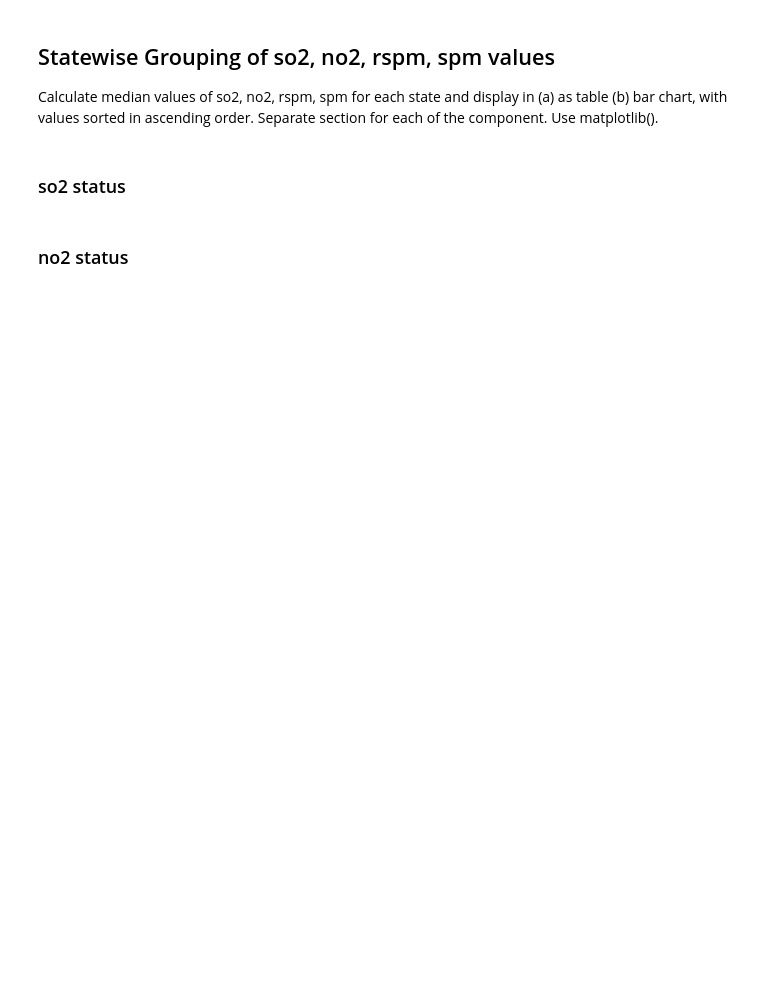
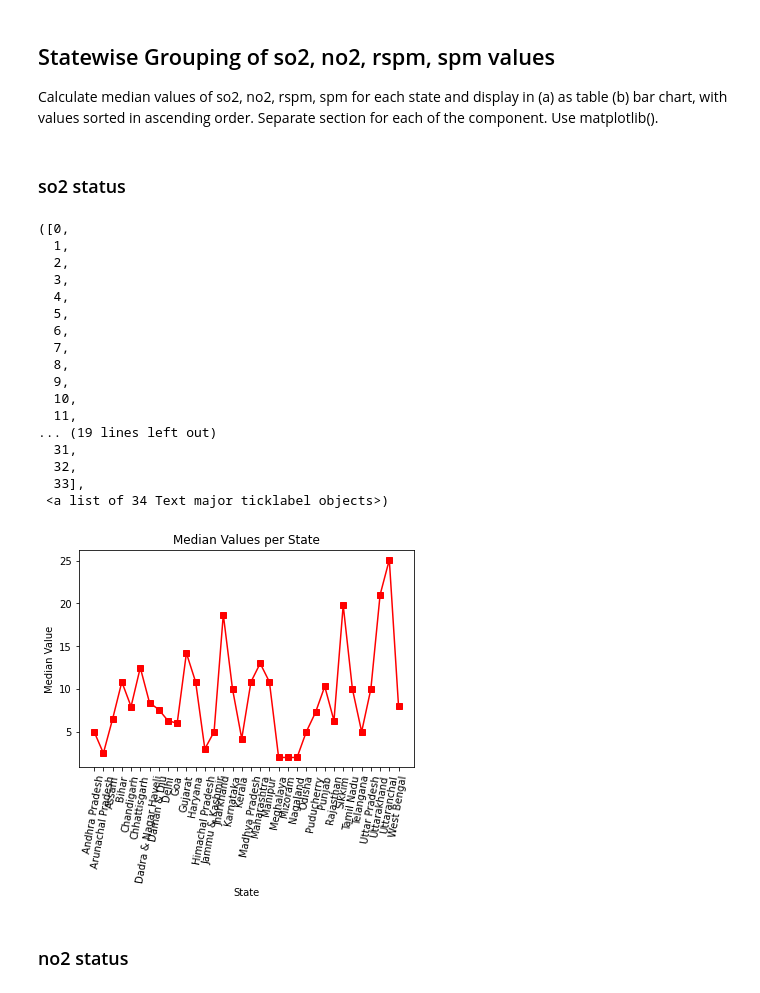
Before and after one commit to denciso1/BSAN6070-DE2021, a Jupyter notebook: India_Air_Quality_CA01_Empty_Template.ipynb, the cells around one changed output. Saved outputs shown, nothing was run; the diff lists cells and outputs as text; code cells hidden in the pictures; blank space fills up the shorter version.

```diff
--- a/India_Air_Quality_CA01_Empty_Template.ipynb
+++ b/India_Air_Quality_CA01_Empty_Template.ipynb
@@ -234,3 +220,11 @@ data.head()
 
 The column such as SO2, NO2, rspm, spm, pm2_5 are the ones which contribute much to our analysis. So, we need to remove null from those columns to avoid inaccuracy in the prediction.
 We use the Imputer from sklearn.preprocessing to fill the missing values in every column with the mean.
+# %%
+from sklearn.impute import SimpleImputer
+COLS = ['so2', 'no2', 'rspm', 'spm', 'pm2_5']
+
+imputer=SimpleImputer(missing_values=np.nan,strategy='mean')
+imputer=imputer.fit(data[COLS])
+data[COLS]=imputer.transform(data[COLS])
+data.isna().sum()
@@ -237,16 +243,17 @@ We use the Imputer from sklearn.preprocessing to fill the missing values in ever
 # %%
 # define columns of importance, which shall be used reguarly (COLS = ....)
-COLS = ['SO2', 'NO2', 'rspm', 'spm', 'pm2_5']
+COLS = ['so2', 'no2', 'rspm', 'spm', 'pm2_5']
 
 # invoke SimpleImputer to fill missing values using 'mean' as the replacement strategy
-mean_imputer = SimpleImputer(missing_values=np.nan, strategy='mean')
-data_mean.iloc[:,:] = mean_imputer.fit_transform(df_mean)
-print(df_mean.isnull().sum())
+from sklearn.impute import SimpleImputer
+
+imputer=SimpleImputer(missing_values=np.nan,strategy='mean')
+imputer=imputer.fit(data[COLS])
+data[COLS]=imputer.transform(data[COLS])
 
 # Display data.info after the transformation
 data.info()
 
 # Display that there are no more missing values in the dataset
 data.isnull().sum()
-data.isnull().any(axis=0)
 # %% [output]
@@ -264,2 +294,30 @@ Calculate median values of so2, no2, rspm, spm for each state and display in (a)
+# %%
+# ... Your code here
+so2_status= data.groupby('state').agg({'so2':'median'})
+
+plt.plot(so2_status, marker='s',c='r',ls='-',label='Median Values')
+plt.title('Median Values per State')
+plt.ylabel('Median Value')
+plt.xlabel('State')
+plt.xticks(rotation=80)
+# %% [output]
+([0,
+  1,
+  2,
+  3,
+  4,
+  5,
+  6,
+  7,
+  8,
+  9,
+  10,
+  11,
+... (19 lines left out)
+  31,
+  32,
+  33],
+ <a list of 34 Text major ticklabel objects>)
+[figure, added]
 # %% [markdown]
 ### no2 status
```
Also changed, not shown: parts of 21 cells of this notebook.
